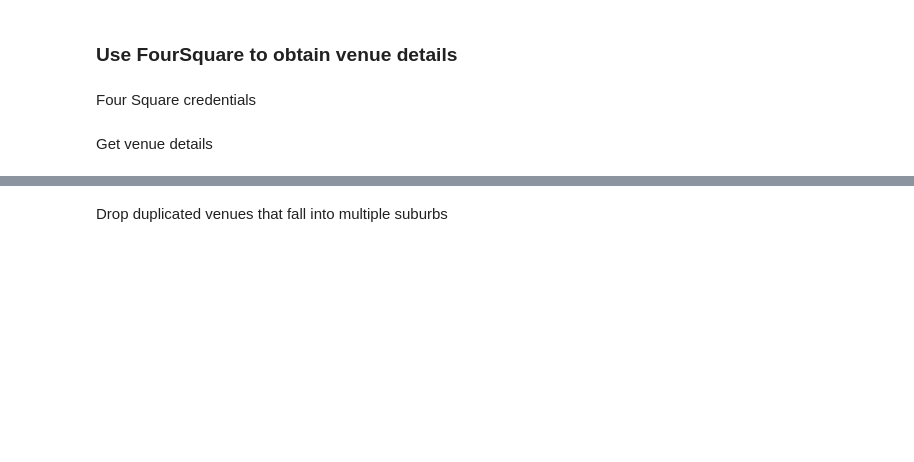
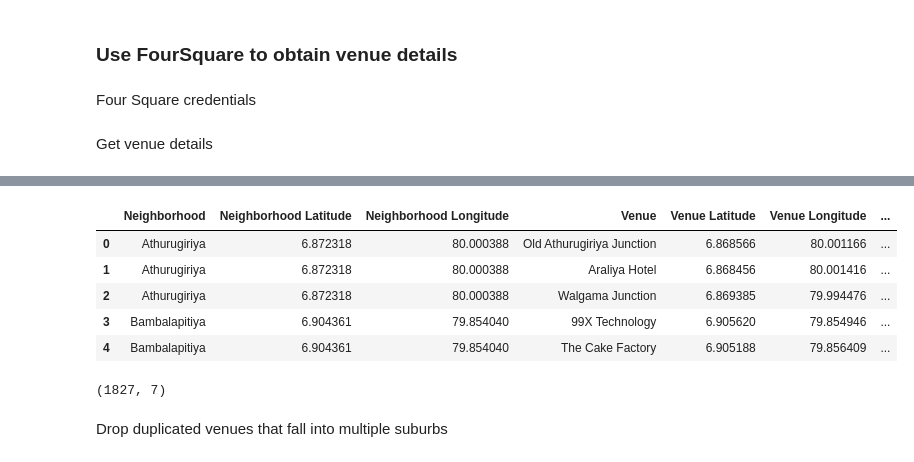
Before and after one commit to rayanthas/Applied-Data-Science-Capstone-Project, a Jupyter notebook: Data Science Capstone Project Notebook.ipynb, the cells around one changed output, grey strips where cells are left out. Saved outputs shown, nothing was run; the diff lists cells and outputs as text; code cells hidden in the pictures; blank space fills up the shorter version.

```diff
--- a/Data Science Capstone Project Notebook.ipynb
+++ b/Data Science Capstone Project Notebook.ipynb
@@ -207,3 +225,16 @@ colombo_venues=pd.read_csv("colombo_venues.csv")
+# %%
+colombo_venues.head()
+# %% [output]
+|  | Neighborhood | Neighborhood Latitude | Neighborhood Longitude | Venue | Venue Latitude | Venue Longitude | ... |
+| 0 | Athurugiriya | 6.872318 | 80.000388 | Old Athurugiriya Junction | 6.868566 | 80.001166 | ... |
+| 1 | Athurugiriya | 6.872318 | 80.000388 | Araliya Hotel | 6.868456 | 80.001416 | ... |
+| 2 | Athurugiriya | 6.872318 | 80.000388 | Walgama Junction | 6.869385 | 79.994476 | ... |
+| 3 | Bambalapitiya | 6.904361 | 79.854040 | 99X Technology | 6.905620 | 79.854946 | ... |
+| 4 | Bambalapitiya | 6.904361 | 79.854040 | The Cake Factory | 6.905188 | 79.856409 | ... |
+# %%
+colombo_venues.shape
+# %% [output]
+(1827, 7)
 # %% [markdown]
 Drop duplicated venues that fall into multiple suburbs
 # %%
```
Also changed, not shown: parts of 7 cells of this notebook.
